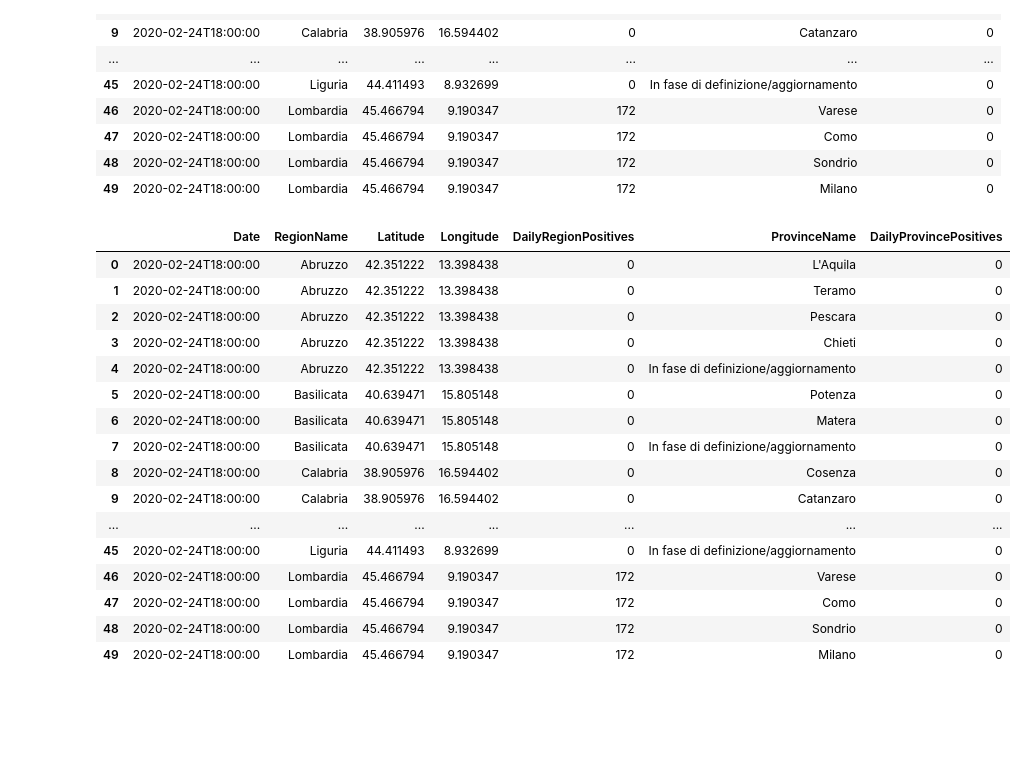
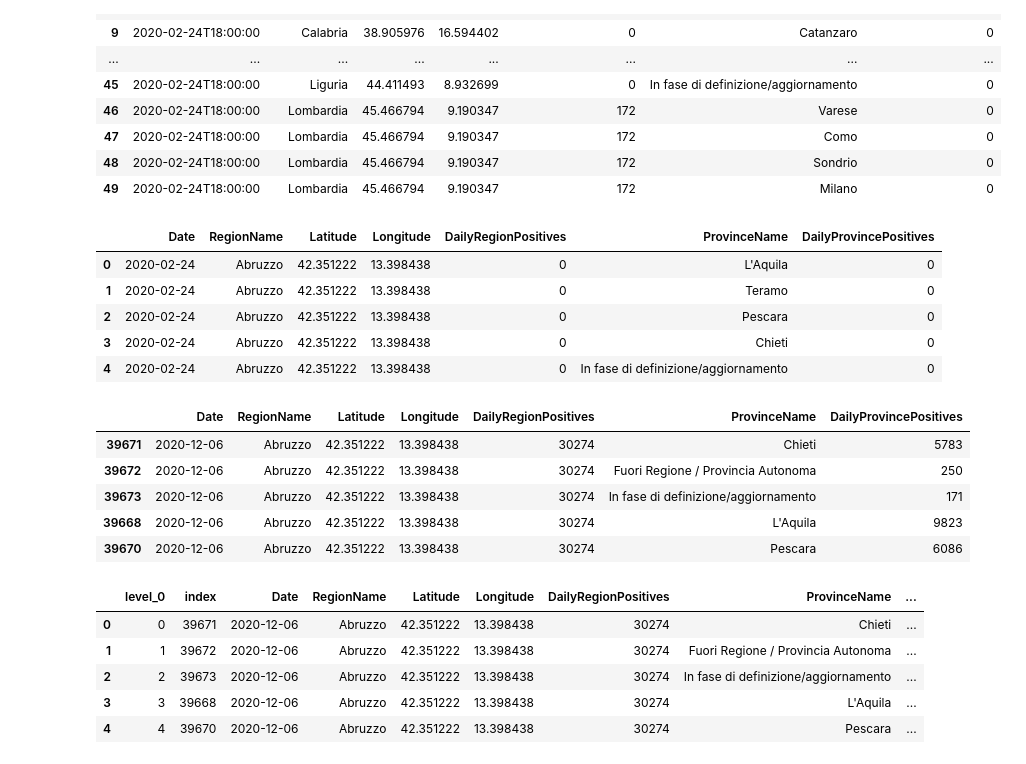
Before and after one commit to digantpatel87/COVID-19-USA-v.-Italy, a Jupyter notebook: cleaningitaly.ipynb, the cells around one changed output. Cells and saved outputs as stored; diff of their text form; code cells hidden in the pictures; blank space fills up the shorter version.

```diff
--- a/cleaningitaly.ipynb
+++ b/cleaningitaly.ipynb
@@ -70,25 +70,41 @@ merged_df.head(50)
 | 49 | 2020-02-24T18:00:00 | Lombardia | 45.466794 | 9.190347 | 172 | Milano | 0 |
 # %%
 merged_df.rename(columns={'TotalPositiveCases_x': 'DailyRegionPositives', 'TotalPositiveCases_y': 'DailyProvincePositives'}, inplace=True)
+# %%
+merged_df.head(50)
+for i, row in merged_df.iterrows():
+    value= merged_df.at[i,'Date']
+    value=value.split("T")[0]
+    merged_df.at[i,'Date']=value
 # %%
-merged_df.head(50)
+merged_df.head()
 # %% [output]
 |  | Date | RegionName | Latitude | Longitude | DailyRegionPositives | ProvinceName | DailyProvincePositives |
-| 0 | 2020-02-24T18:00:00 | Abruzzo | 42.351222 | 13.398438 | 0 | L'Aquila | 0 |
-| 1 | 2020-02-24T18:00:00 | Abruzzo | 42.351222 | 13.398438 | 0 | Teramo | 0 |
-| 2 | 2020-02-24T18:00:00 | Abruzzo | 42.351222 | 13.398438 | 0 | Pescara | 0 |
-| 3 | 2020-02-24T18:00:00 | Abruzzo | 42.351222 | 13.398438 | 0 | Chieti | 0 |
-| 4 | 2020-02-24T18:00:00 | Abruzzo | 42.351222 | 13.398438 | 0 | In fase di definizione/aggiornamento | 0 |
-| 5 | 2020-02-24T18:00:00 | Basilicata | 40.639471 | 15.805148 | 0 | Potenza | 0 |
-| 6 | 2020-02-24T18:00:00 | Basilicata | 40.639471 | 15.805148 | 0 | Matera | 0 |
-| 7 | 2020-02-24T18:00:00 | Basilicata | 40.639471 | 15.805148 | 0 | In fase di definizione/aggiornamento | 0 |
-| 8 | 2020-02-24T18:00:00 | Calabria | 38.905976 | 16.594402 | 0 | Cosenza | 0 |
-| 9 | 2020-02-24T18:00:00 | Calabria | 38.905976 | 16.594402 | 0 | Catanzaro | 0 |
-| ... | ... | ... | ... | ... | ... | ... | ... |
-| 45 | 2020-02-24T18:00:00 | Liguria | 44.411493 | 8.932699 | 0 | In fase di definizione/aggiornamento | 0 |
-| 46 | 2020-02-24T18:00:00 | Lombardia | 45.466794 | 9.190347 | 172 | Varese | 0 |
-| 47 | 2020-02-24T18:00:00 | Lombardia | 45.466794 | 9.190347 | 172 | Como | 0 |
-| 48 | 2020-02-24T18:00:00 | Lombardia | 45.466794 | 9.190347 | 172 | Sondrio | 0 |
-| 49 | 2020-02-24T18:00:00 | Lombardia | 45.466794 | 9.190347 | 172 | Milano | 0 |
+| 0 | 2020-02-24 | Abruzzo | 42.351222 | 13.398438 | 0 | L'Aquila | 0 |
+| 1 | 2020-02-24 | Abruzzo | 42.351222 | 13.398438 | 0 | Teramo | 0 |
+| 2 | 2020-02-24 | Abruzzo | 42.351222 | 13.398438 | 0 | Pescara | 0 |
+| 3 | 2020-02-24 | Abruzzo | 42.351222 | 13.398438 | 0 | Chieti | 0 |
+| 4 | 2020-02-24 | Abruzzo | 42.351222 | 13.398438 | 0 | In fase di definizione/aggiornamento | 0 |
+# %%
+merged_df=merged_df.sort_values(['Date','RegionName', 'ProvinceName'], ascending=[False,True,True])
+merged_df.head()
+# %% [output]
+|  | Date | RegionName | Latitude | Longitude | DailyRegionPositives | ProvinceName | DailyProvincePositives |
+| 39671 | 2020-12-06 | Abruzzo | 42.351222 | 13.398438 | 30274 | Chieti | 5783 |
+| 39672 | 2020-12-06 | Abruzzo | 42.351222 | 13.398438 | 30274 | Fuori Regione / Provincia Autonoma | 250 |
+| 39673 | 2020-12-06 | Abruzzo | 42.351222 | 13.398438 | 30274 | In fase di definizione/aggiornamento | 171 |
+| 39668 | 2020-12-06 | Abruzzo | 42.351222 | 13.398438 | 30274 | L'Aquila | 9823 |
+| 39670 | 2020-12-06 | Abruzzo | 42.351222 | 13.398438 | 30274 | Pescara | 6086 |
+# %%
+merged_df.reset_index(inplace=True)
+merged_df.drop(columns=['index'])
+merged_df.head()
+# %% [output]
+|  | level_0 | index | Date | RegionName | Latitude | Longitude | DailyRegionPositives | ProvinceName | ... |
+| 0 | 0 | 39671 | 2020-12-06 | Abruzzo | 42.351222 | 13.398438 | 30274 | Chieti | ... |
+| 1 | 1 | 39672 | 2020-12-06 | Abruzzo | 42.351222 | 13.398438 | 30274 | Fuori Regione / Provincia Autonoma | ... |
+| 2 | 2 | 39673 | 2020-12-06 | Abruzzo | 42.351222 | 13.398438 | 30274 | In fase di definizione/aggiornamento | ... |
+| 3 | 3 | 39668 | 2020-12-06 | Abruzzo | 42.351222 | 13.398438 | 30274 | L'Aquila | ... |
+| 4 | 4 | 39670 | 2020-12-06 | Abruzzo | 42.351222 | 13.398438 | 30274 | Pescara | ... |
 # %%
 merged_df.to_csv('data/cleanitaly.csv')
```
Also changed, not shown: parts of 2 cells of this notebook, 1 other file.
